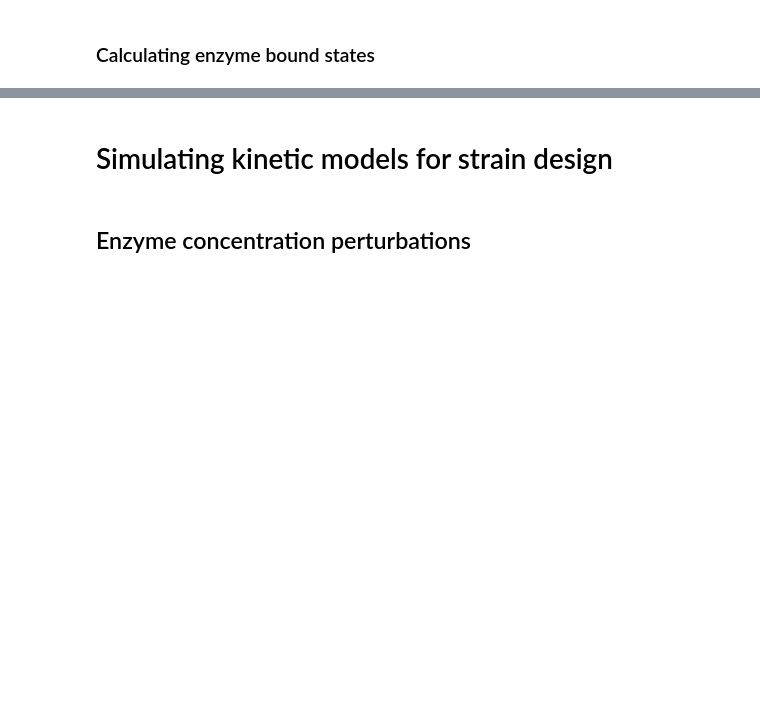
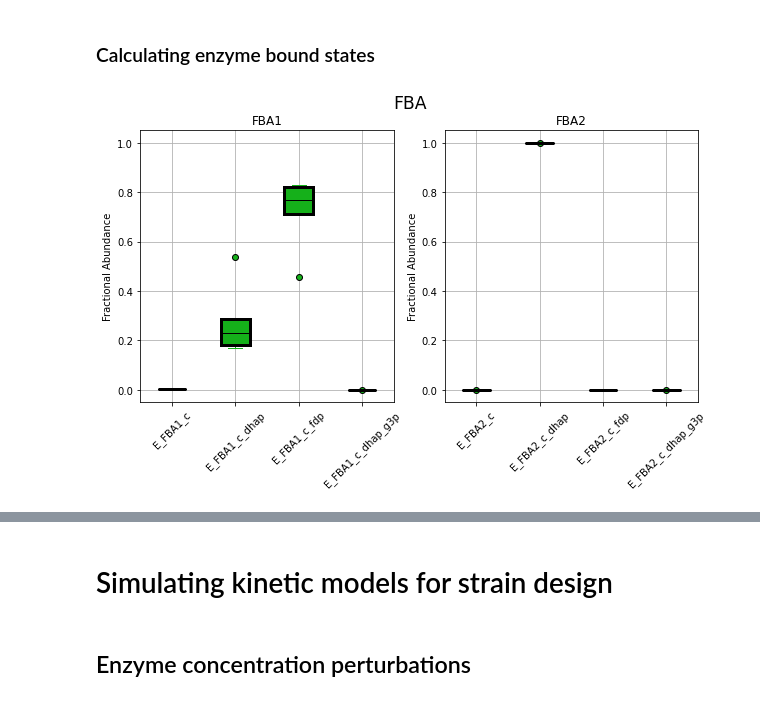
Before and after one commit to SBRG/GDGA_Shortcourse, a Jupyter notebook: Module4_Kinetics/Part2_Exercise/Kinetics and Thermodynamics of Real Metabolic Networks.ipynb, the cells around one changed output, grey strips where cells are left out. Cells and saved outputs as stored; diff of their text form; code cells hidden in the pictures; blank space fills up the shorter version.

```diff
--- a/Module4_Kinetics/Part2_Exercise/Kinetics and Thermodynamics of Real Metabolic Networks.ipynb
+++ b/Module4_Kinetics/Part2_Exercise/Kinetics and Thermodynamics of Real Metabolic Networks.ipynb
@@ -250,2 +363,43 @@ R = 0.008314
 # %% [markdown]
 ### Calculating enzyme bound states
+# %%
+fig, axes = plt.subplots(nrows=1, ncols=2, figsize=(10, 5))
+
+isoenzymes_of_interest = "FBA"
+
+for i, enzyme_of_interest in enumerate(isozymes[isoenzymes_of_interest]):
+    fractional_abundance_per_form_per_model = {}
+    for model in ensemble:
+        enzyme_module = model.enzyme_modules.get_by_id(enzyme_of_interest)
+        e_total = sum([e.ic for e in enzyme_module.enzyme_module_forms])
+        fractional_abundance_per_form_per_model[model.id] = {
+            e.id: e.ic / e_total for e in enzyme_module.enzyme_module_forms
+        }
+    df = pd.DataFrame.from_dict(fractional_abundance_per_form_per_model).T
+
+    ax, boxes = df.boxplot(
+        ax=axes[i], vert=True, patch_artist=True,  rot=45, return_type="both")
+    ax.set_ylim([-0.05, 1.05])
+    ax.set_ylabel("Fractional Abundance")
+    ax.set_title(enzyme_of_interest)
+    color="xkcd:green"
+    for key, color in zip(
+       ["whiskers", "caps", "boxes", "fliers", "medians"],
+       [color] * 4 + ["black"]):
+        for item in boxes[key]:
+            if key in ["boxes", "fliers"]:
+                col = list(mpl.colors.to_rgba(color))
+                if key == "boxes":
+                    item.set_color("black")
+                    item.set_facecolor(col)
+                    item.set_linewidth(3)
+                else:
+                    item.set_markerfacecolor(col)
+                    item.set_markeredgewidth(1)
+                    item.set_markeredgecolor("black")
+            else:
+                item.set_color(color)
+fig = ax.get_figure()
+fig.suptitle(isoenzymes_of_interest, fontsize="xx-large");
+# %% [output]
+[figure, added]
```
Also changed, not shown: parts of 15 cells of this notebook, 1 other file.
